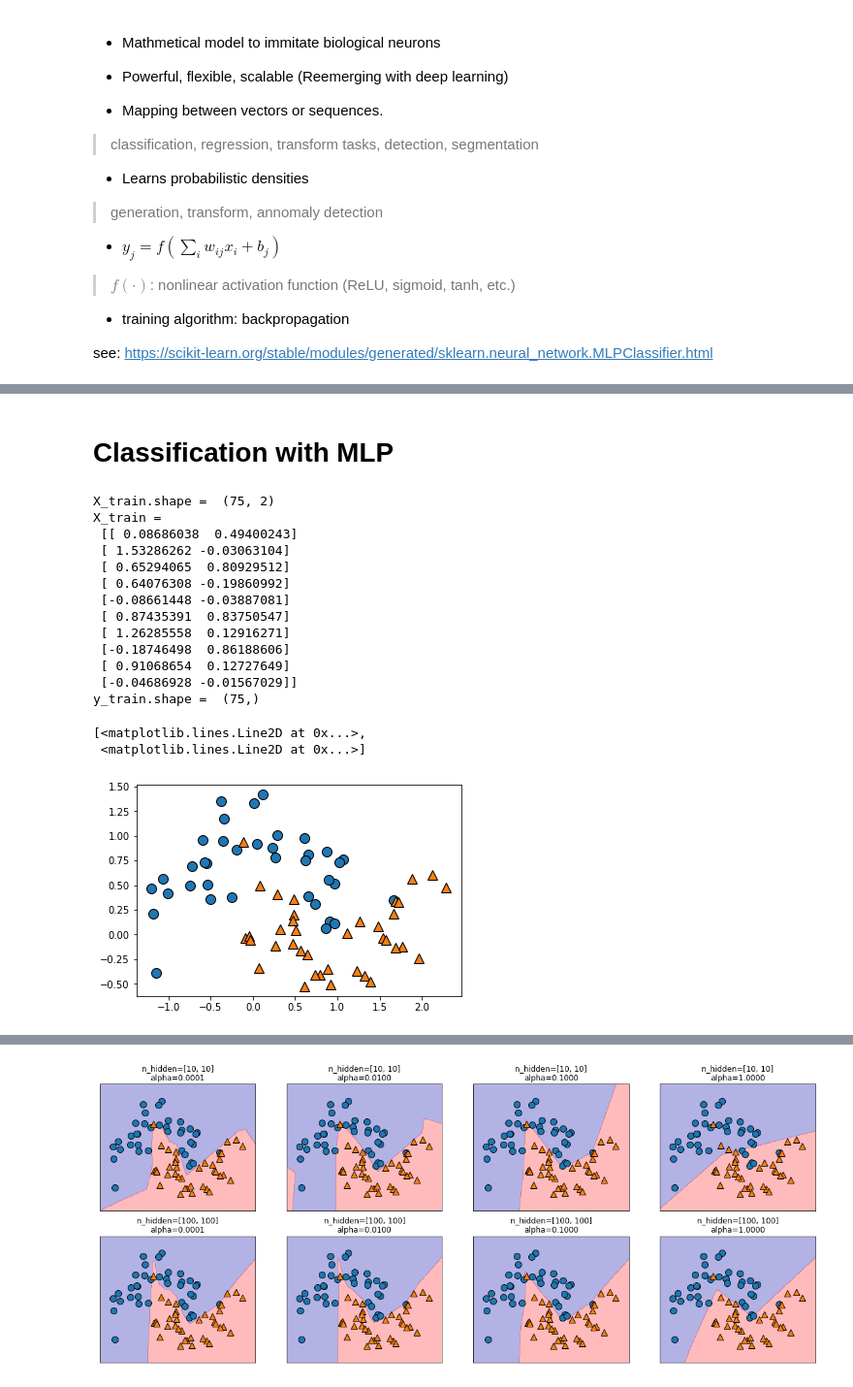
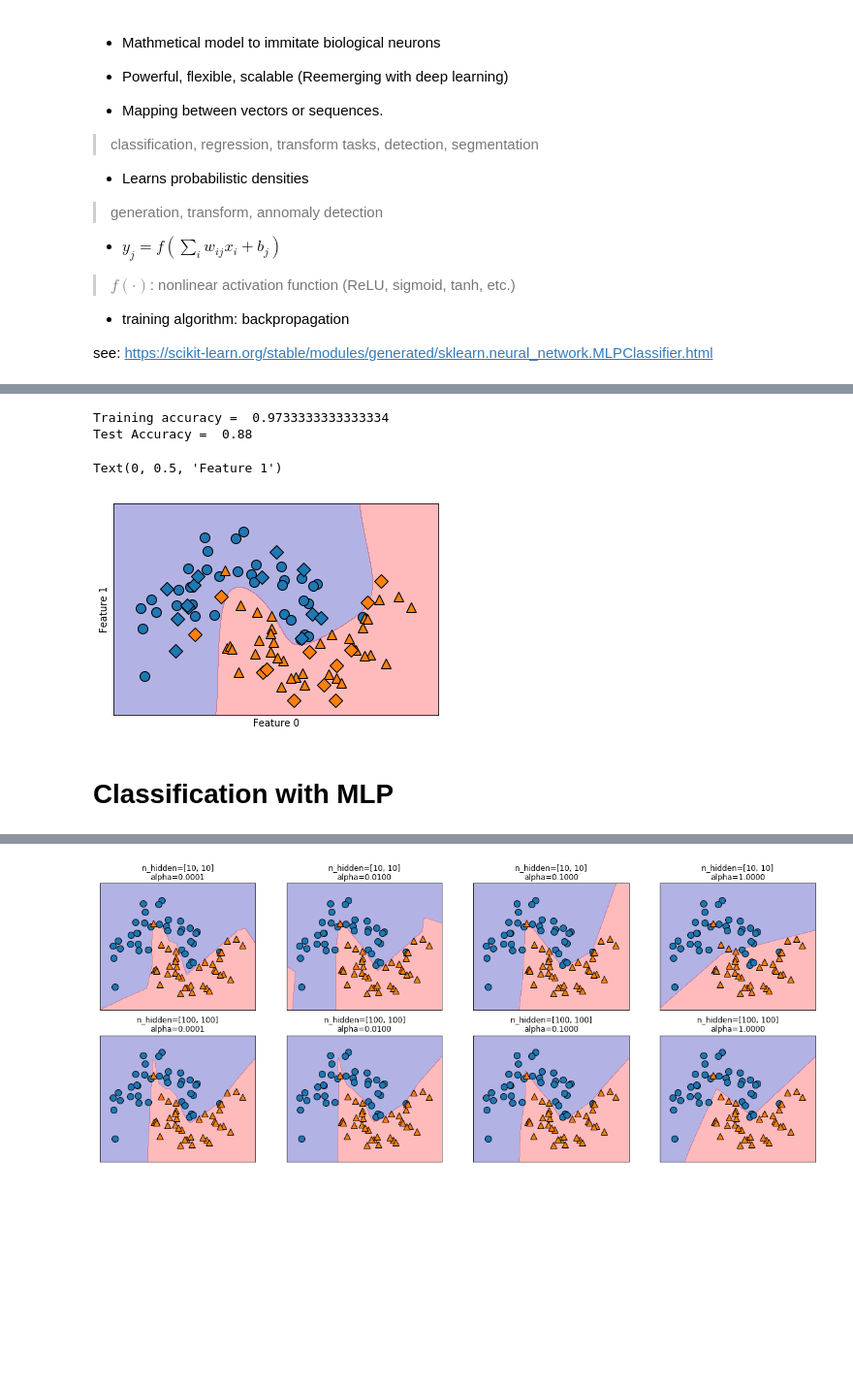
Before and after one commit to callee2006/MachineLearning, a Jupyter notebook: MLP_(scikit_learn).ipynb, the cells around one changed output, grey strips where cells are left out. Shown at 97% size. Drawn from its saved outputs; the diff is of its cells as text; code cells hidden in the pictures; blank space fills up the shorter version.

```diff
--- a/MLP_(scikit_learn).ipynb
+++ b/MLP_(scikit_learn).ipynb
@@ -118,34 +205,25 @@ Text(0, 0.5, 'sigmoid(x), relu(x), tanh(x)')
+# %%
+# SVM with RGF kernel
+
+from sklearn.svm import SVC
+svc = SVC(kernel='rbf', C=100, gamma=1).fit(X_train,y_train)
+
+print("Training accuracy = ", svc.score(X_train, y_train))
+print("Test Accuracy = ", svc.score(X_test, y_test))
+
+mglearn.plots.plot_2d_separator(svc, X_train, fill=True, alpha=.3)
+mglearn.discrete_scatter(X_train[:, 0], X_train[:, 1], y_train)
+mglearn.discrete_scatter(X_test[:, 0], X_test[:, 1], y_test, markers='D')
+
+plt.xlabel("Feature 0")
+plt.ylabel("Feature 1")
+# %% [output]
+Training accuracy =  0.9733333333333334
+Test Accuracy =  0.88
+Text(0, 0.5, 'Feature 1')
+[figure, added]
 # %% [markdown]
 # Classification with MLP
-# %%
-# generate data
-
-from sklearn.datasets import make_moons
-X, y = make_moons(n_samples=100, noise=0.25, random_state=3)
-X_train, X_test, y_train, y_test = train_test_split(X, y, stratify=y,random_state=42)
-
-print("X_train.shape = ", X_train.shape)
-print("X_train =\n", X_train[:10])
-print("y_train.shape = ", y_train.shape)
-
-mglearn.discrete_scatter(X_train[:, 0], X_train[:, 1], y_train)
-# %% [output]
-X_train.shape =  (75, 2)
-X_train =
- [[ 0.08686038  0.49400243]
- [ 1.53286262 -0.03063104]
- [ 0.65294065  0.80929512]
- [ 0.64076308 -0.19860992]
- [-0.08661448 -0.03887081]
- [ 0.87435391  0.83750547]
- [ 1.26285558  0.12916271]
- [-0.18746498  0.86188606]
- [ 0.91068654  0.12727649]
- [-0.04686928 -0.01567029]]
-y_train.shape =  (75,)
-[<matplotlib.lines.Line2D at 0x...>,
- <matplotlib.lines.Line2D at 0x...>]
-[figure, removed]
 # %%
 # using 100 hidden units  (default)
 from sklearn.neural_network import MLPClassifier
```
Also changed, not shown: parts of 15 cells of this notebook.
